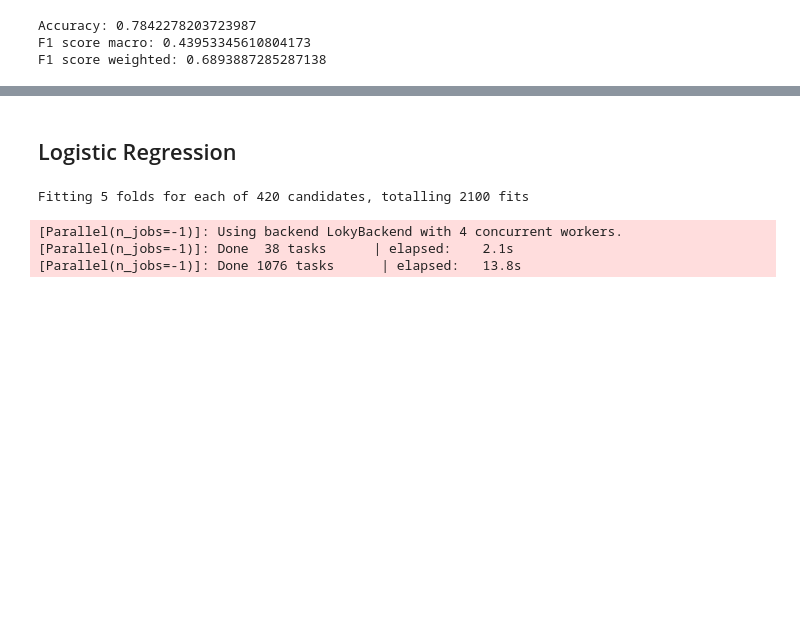
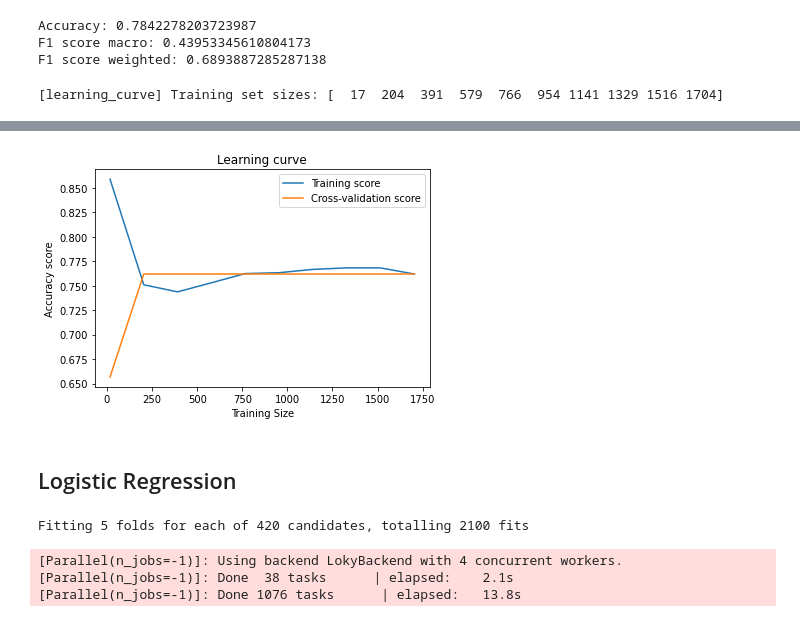
Before and after one commit to tomstark99/COMS30050, a Jupyter notebook: coursework/binary_classification/search_dep_score.ipynb, the cells around one changed output, grey strips where cells are left out. Saved outputs shown, nothing was run; the diff lists cells and outputs as text; code cells hidden in the pictures; blank space fills up the shorter version.

Commit message:
updated training vs val curve

```diff
--- a/coursework/binary_classification/search_dep_score.ipynb
+++ b/coursework/binary_classification/search_dep_score.ipynb
@@ -182,3 +182,38 @@ print("F1 score weighted:", f1_score(y_test, svm_y_pred, average='weighted'))
 Accuracy: 0.7842278203723987
 F1 score macro: 0.43953345610804173
 F1 score weighted: 0.6893887285287138
+# %%
+# ------ HERE ------
+
+# plug in suitable hyper-parameters
+
+
+# 여기만 바꾸면 된다.
+plot_model = svm.SVC(kernel='linear', C=0.001, gamma=0.0001)
+
+
+train_sizes, train_scores, val_scores = learning_curve(plot_model,
+                                                       X_train,
+                                                       y_train,
+                                                       cv=5,
+                                                       scoring='accuracy',
+                                                       n_jobs=2, # 이거 바꾸고 싶으면 바꾸고
+                                                       train_sizes=np.linspace(0.01, 1, 10),
+                                                       verbose=2)
+# 여기만 바꾸면 된다.
+
+
+train_mean = np.mean(train_scores, axis = 1)
+train_std = np.std(train_scores, axis=1)
+val_mean = np.mean(val_scores, axis=1)
+val_std = np.std(val_scores, axis=1)
+
+plt.plot(train_sizes, train_mean, label='Training score')
+plt.plot(train_sizes, val_mean, label='Cross-validation score')
+plt.title('Learning curve')
+plt.xlabel('Training Size')
+plt.ylabel('Accuracy score')
+plt.legend(loc='best')
+plt.show()
+# %% [output]
+[learning_curve] Training set sizes: [  17  204  391  579  766  954 1141 1329 1516 1704]
@@ -185,3 +223,4 @@ F1 score weighted: 0.6893887285287138
+[figure, added]
 # %% [markdown]
 ## Logistic Regression
 # %%
```
Also changed, not shown: parts of 6 cells of this notebook.
